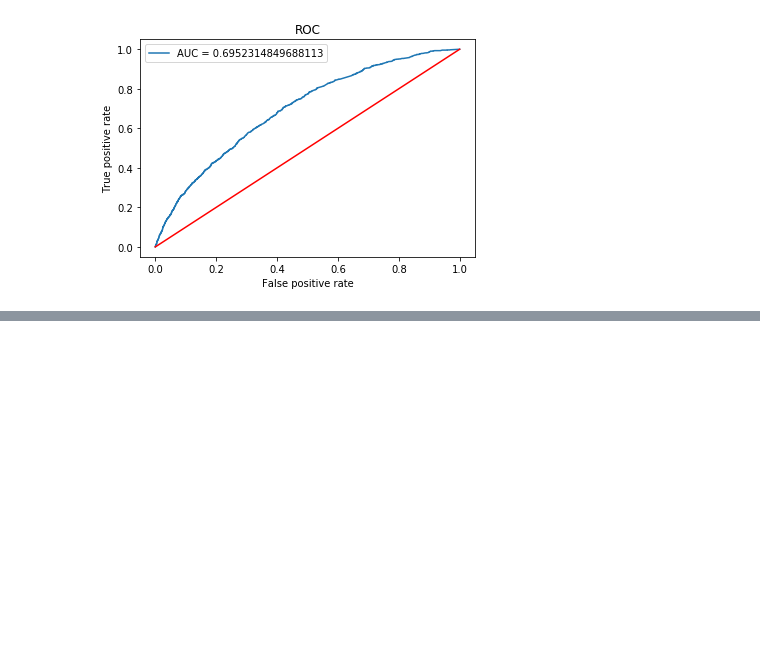
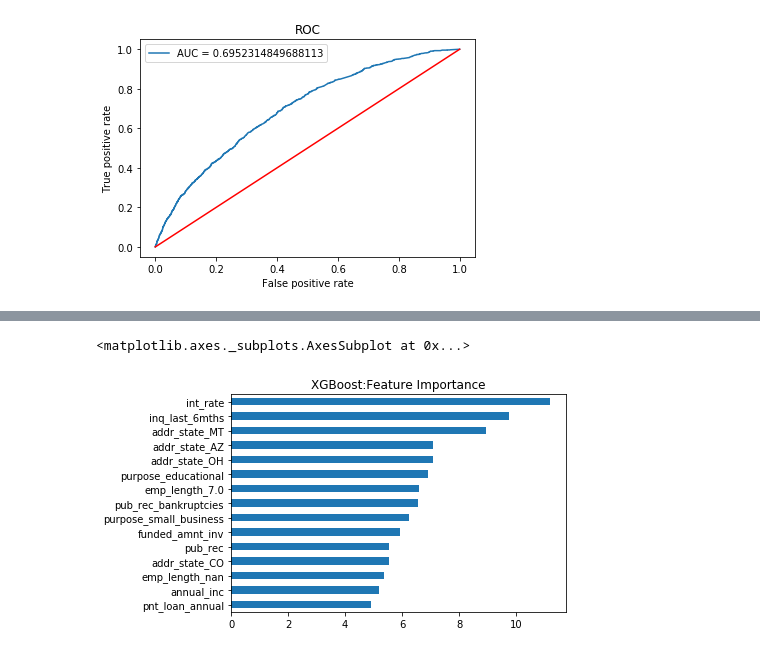
Before and after one commit to iihcy/Credit_ACard, a Jupyter notebook: ACard.ipynb, the cells around one changed output, grey strips where cells are left out. Cells and saved outputs as stored; diff of their text form; code cells hidden in the pictures; blank space fills up the shorter version.

```diff
--- a/ACard.ipynb
+++ b/ACard.ipynb
@@ -1053,0 +1074,9 @@ The confusion matrix is:
+# %%
+# 特征重要性
+score_f = pd.Series(model_xgb.get_booster().get_score(importance_type='gain')).sort_values(ascending=False)
+# score_f.plot(kind='barh', title='XGBoost:Feature Importance')
+score_f12 = score_f[0:15].sort_values()
+score_f12.plot(kind='barh', title='XGBoost:Feature Importance')
+# %% [output]
+<matplotlib.axes._subplots.AxesSubplot at 0x...>
+[figure, added]
```
Also changed, not shown: parts of 1 cell of this notebook.
